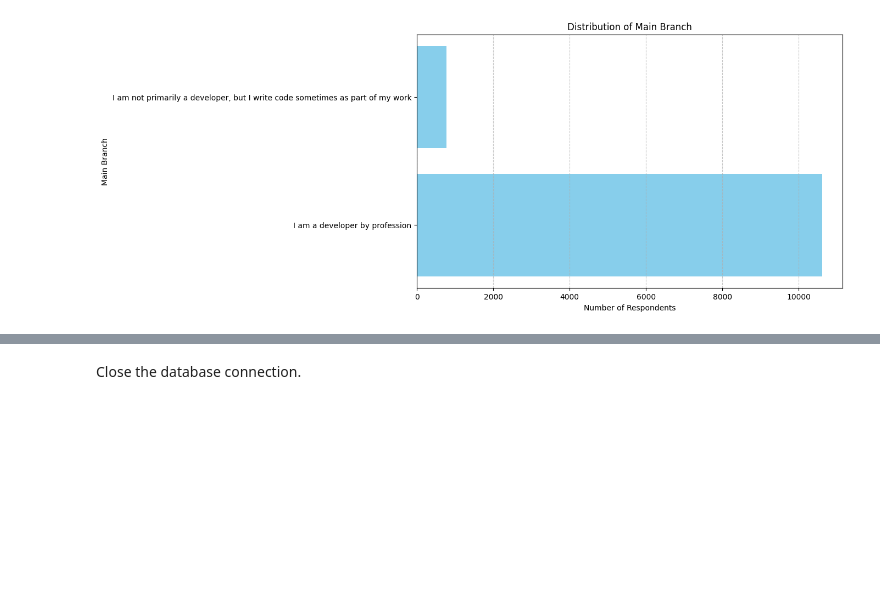
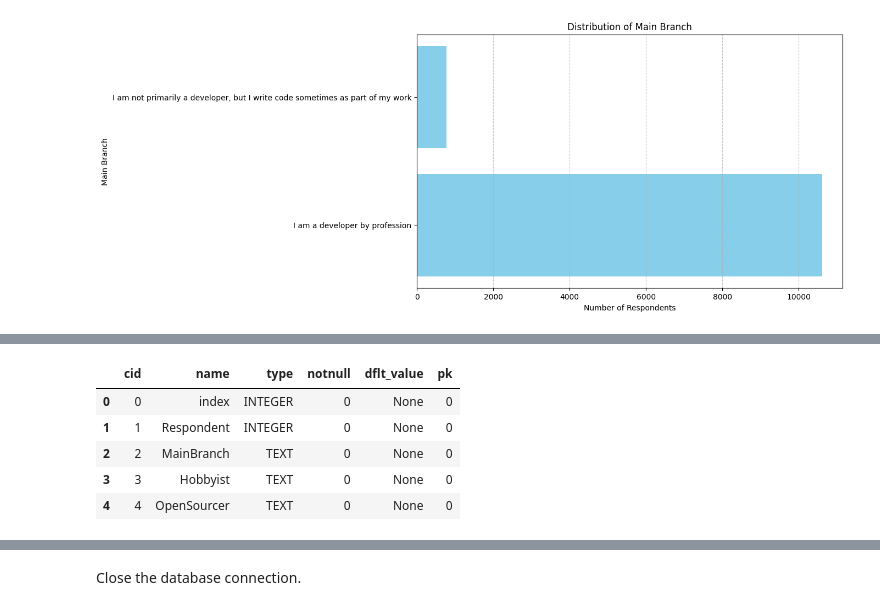
Before and after one commit to Majeedraheem/Final_Project-, a Jupyter notebook: module 4/M4DataVisualization-lab.ipynb, the cells around one changed output, grey strips where cells are left out. Cells and saved outputs as stored; diff of their text form; code cells hidden in the pictures; blank space fills up the shorter version.

```diff
--- a/module 4/M4DataVisualization-lab.ipynb
+++ b/module 4/M4DataVisualization-lab.ipynb
@@ -434,0 +534,5 @@ plt.show()
+# %%
+# Query the database schema
+schema_query = "PRAGMA table_info(master);"  # For SQLite
+schema_df = pd.read_sql_query(schema_query, conn)
+print(schema_df)  # This should list all columns in the table
@@ -434,0 +554,9 @@ plt.show()
+# %%
+schema_df.head()
+# %% [output]
+|  | cid | name | type | notnull | dflt_value | pk |
+| 0 | 0 | index | INTEGER | 0 | None | 0 |
+| 1 | 1 | Respondent | INTEGER | 0 | None | 0 |
+| 2 | 2 | MainBranch | TEXT | 0 | None | 0 |
+| 3 | 3 | Hobbyist | TEXT | 0 | None | 0 |
+| 4 | 4 | OpenSourcer | TEXT | 0 | None | 0 |
```
Also changed, not shown: parts of 19 cells of this notebook.
